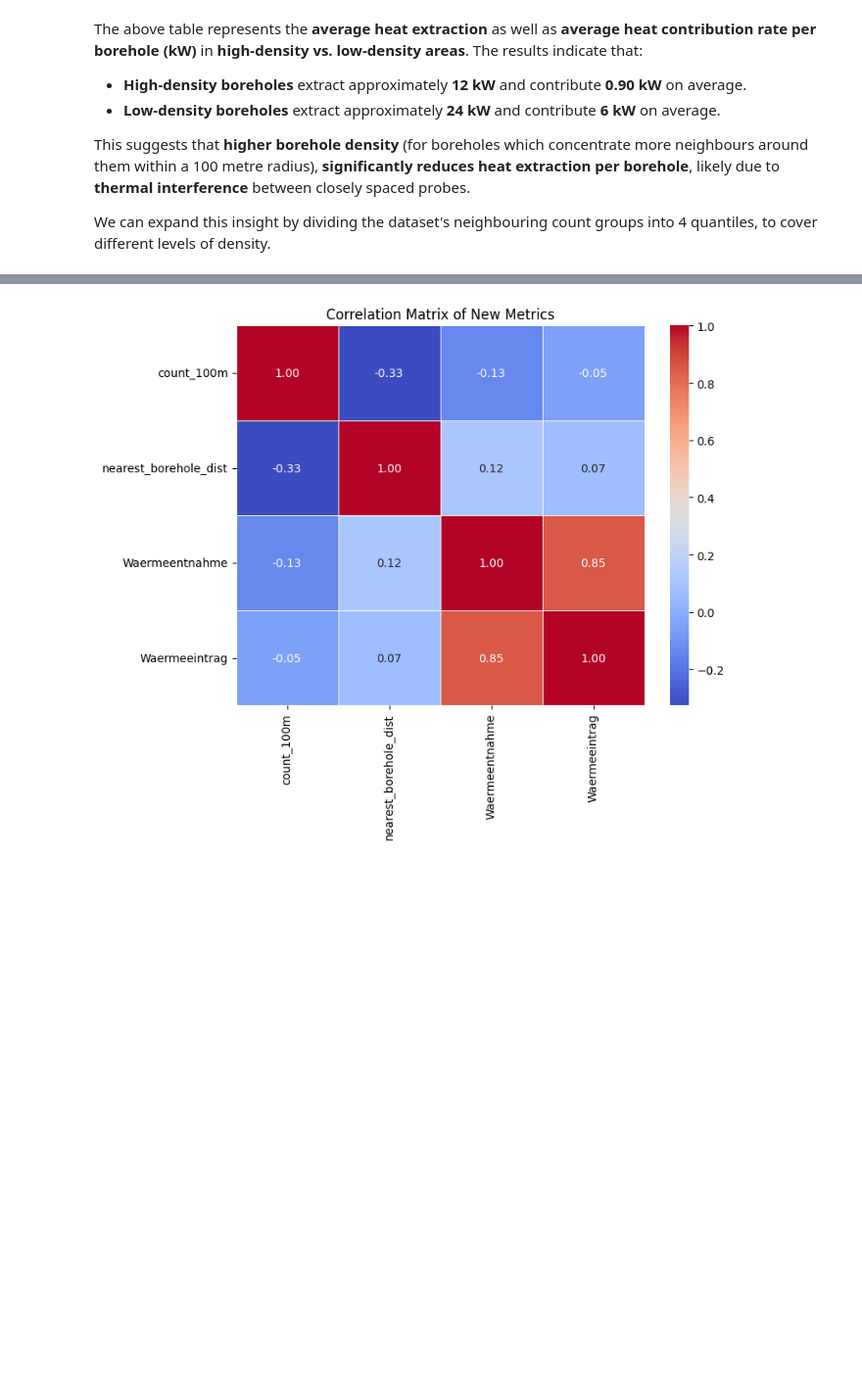
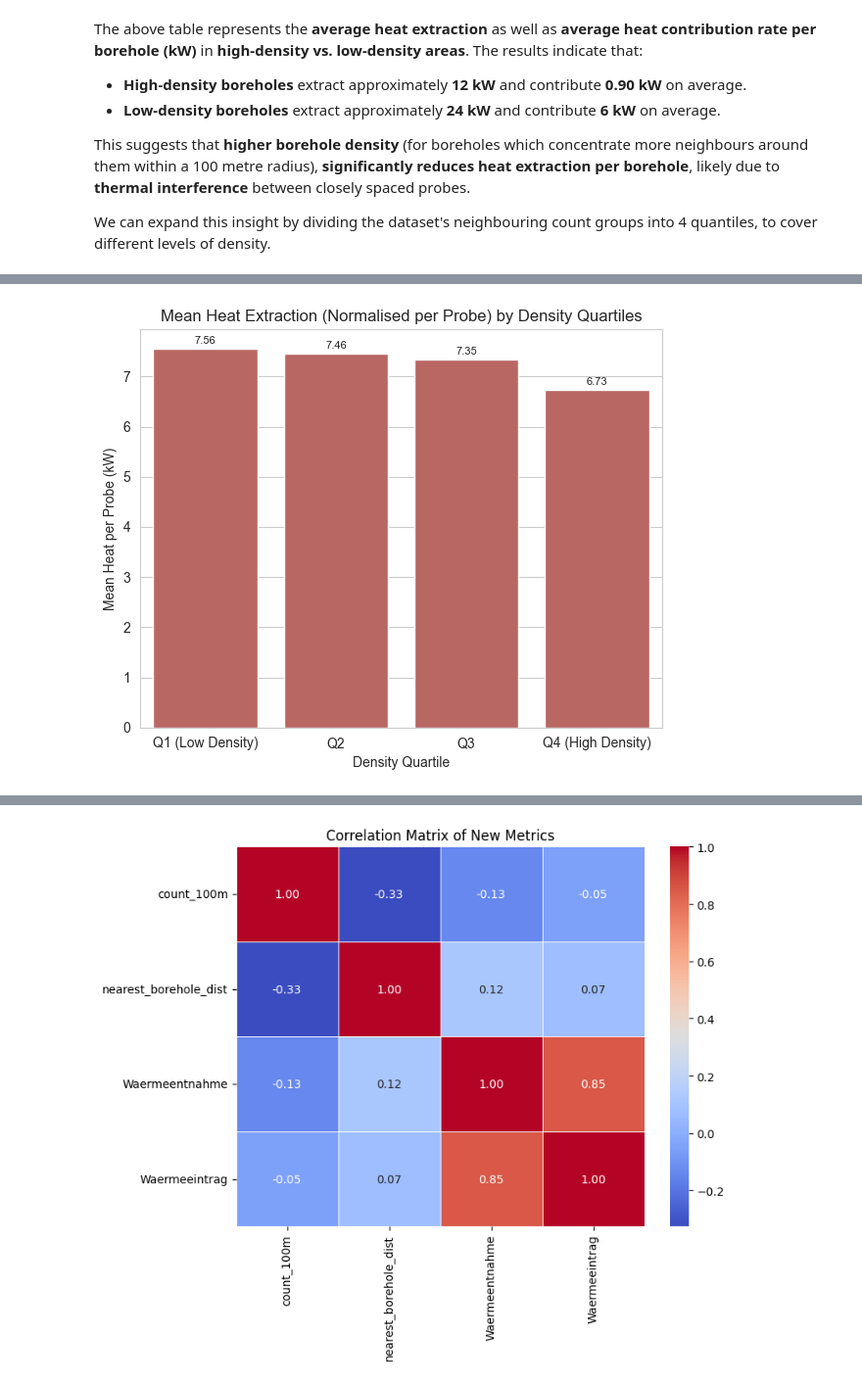
Before and after one commit to leinadher/GeoThesis, a Jupyter notebook: jupyter_notebooks/04_transformation_zh_mastersonden.ipynb, the cells around one changed output, grey strips where cells are left out. Shown at 98% size. Saved outputs shown, nothing was run; the diff lists cells and outputs as text; code cells hidden in the pictures; blank space fills up the shorter version.

```diff
--- a/jupyter_notebooks/04_transformation_zh_mastersonden.ipynb
+++ b/jupyter_notebooks/04_transformation_zh_mastersonden.ipynb
@@ -527,0 +530,29 @@ This **strongly suggests that closely spaced boreholes compete for the same unde
+# %%
+plot_data["heat_per_probe"] = plot_data["Waermeentnahme"] / plot_data["Gesamtsondenzahl"].replace(0, np.nan)
+normalized_yield_df = plot_data.groupby("density_quartile")["heat_per_probe"].mean().reset_index()
+normalized_yield_df.rename(columns={"heat_per_probe": "Normalized Heat Yield"}, inplace=True)
+# %%
+# Plot the normalized heat yield
+plt.figure(figsize=(6,5))
+sns.set_style("whitegrid")
+ax = sns.barplot(
+    data=normalized_yield_df,
+    x="density_quartile",
+    y="Normalized Heat Yield",
+    color="#c85a53"
+)
+
+# Add value labels
+for container in ax.containers:
+    ax.bar_label(container, fmt='%.2f', label_type='edge', fontsize=8, padding=2)
+
+# Titles and labels
+plt.title("Mean Heat Extraction (Normalised per Probe) by Density Quartiles")
+plt.xlabel("Density Quartile")
+plt.ylabel("Mean Heat per Probe (kW)")
+
+plt.tight_layout()
+plt.savefig("plots/04_02_normalized_heat_per_probe.png", format="png", dpi=300, bbox_inches="tight")
+plt.show()
+# %% [output]
+[figure, added]
```
Also changed, not shown: parts of 3 cells of this notebook, 5 other files.
